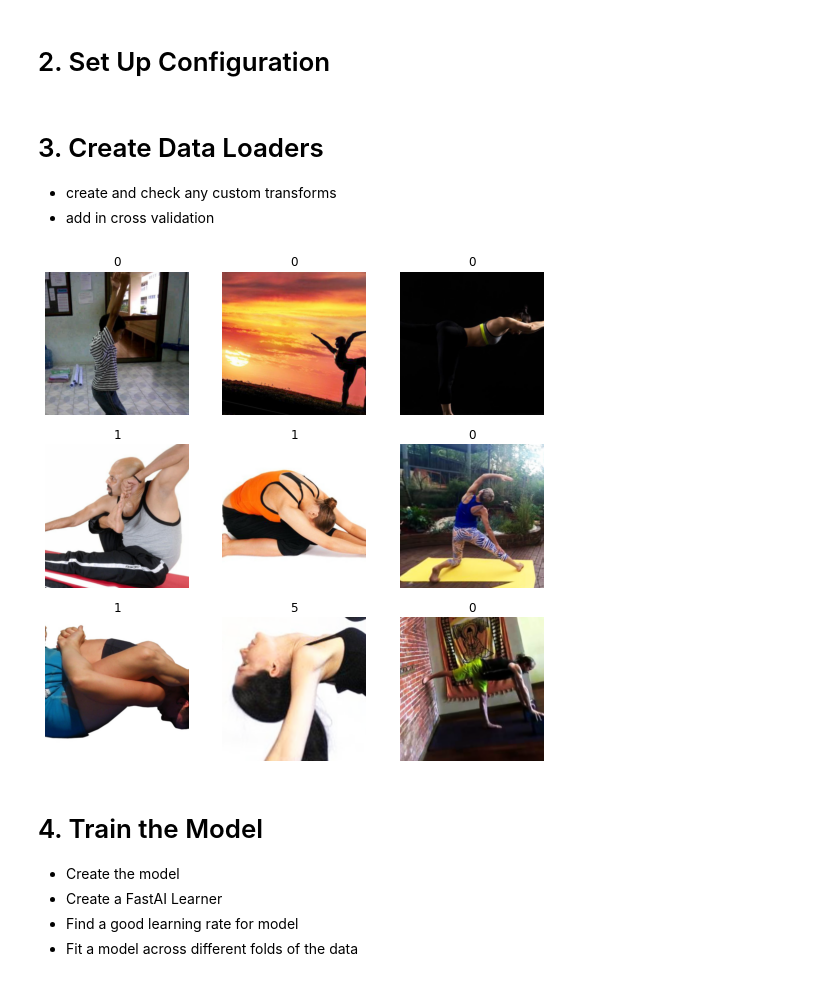
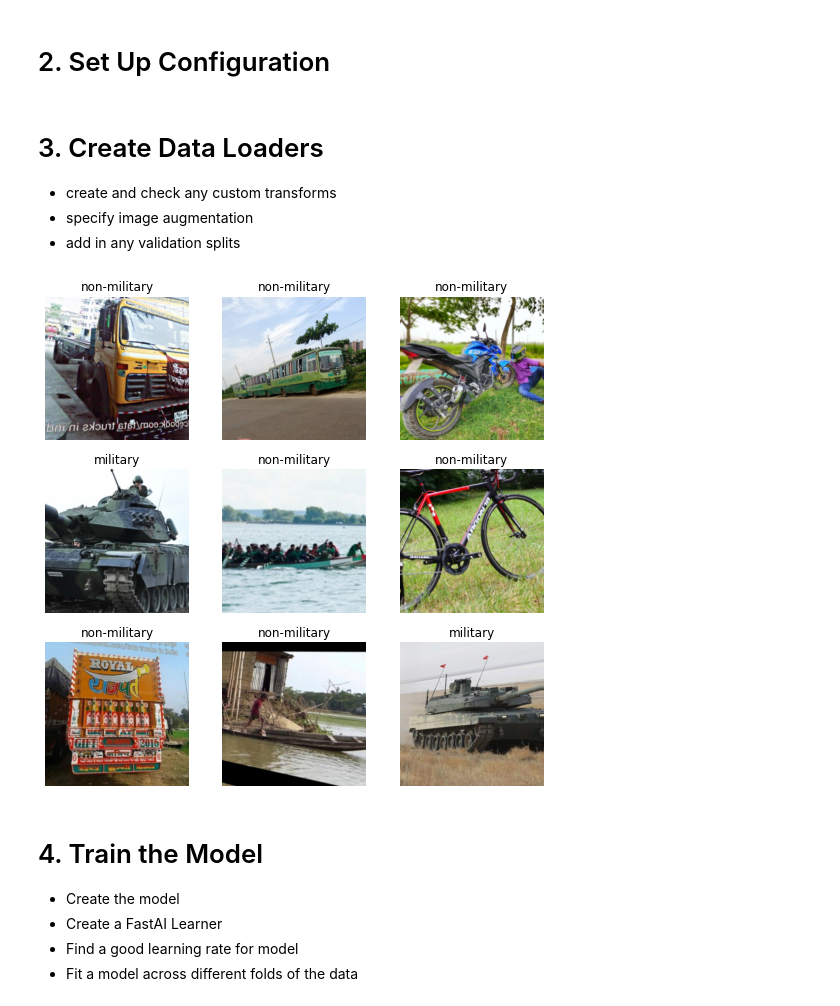
Before and after one commit to ijcruic/rapid-ml-prototyping, a Jupyter notebook: Vision.ipynb, the cells around one changed output. Cells and saved outputs as stored; diff of their text form; code cells hidden in the pictures.

```diff
--- a/Vision.ipynb
+++ b/Vision.ipynb
@@ -42,3 +56,6 @@ test_df['path'] = test_df['image_id'].apply(lambda x: os.path.join("images", "te
+# %%
+labels_df = pd.read_csv("/content/train_labels.csv", index_col=0)
+# labels_df.to_csv("train_labels.csv")
 # %% [markdown]
 # 2. Specify Additional Useful Functions (Utils)
 - ArcFace Loss
@@ -171,23 +140,18 @@ train_df.head()
 class CFG:
     device = torch.device('cuda' if torch.cuda.is_available() else 'cpu')
     # Data
-    batch_size= 38
+    batch_size= 16
     img_size = 384
     shuffle=True
-    #label_col = "hobby"
-    #fn_col = "img_path"
-    #data_path = os.path.join(ROOT_DIR, "images", "images")
-    label_col='class_6'
-    fn_col="path"
-    data_path = ROOT_DIR
+    label_col = "label"
+    fn_col = "filename"
+    data_path = os.path.join(ROOT_DIR, "train")
 
     # Model
     model_name = 'resnext101_64x4d'
-    model_path = "/home/jovyan/local_scratch"
     model_dir = "fastai_models"
     pretrained = True
-    #num_classes = 35
-    num_classes=6
+    num_classes=2
 
     # Training
     epochs = 15
@@ -203,20 +167,22 @@ class CFG:
 # %% [markdown]
 # 3. Create Data Loaders
 - create and check any custom transforms
-- add in cross validation
+- specify image augmentation
+- add in any validation splits
+# %%
+train, val = train_test_split(labels_df)
+train["valid"] = 0
+val["valid"] = 1
+labels_df = pd.concat([train, val])
 # %%
-def get_data(df, fold):
-    df = df.copy()
-    df['is_valid'] = (df['fold'] == fold)
-    dls = ImageDataLoaders.from_df(df, num_workers=0,
+dls = ImageDataLoaders.from_df(labels_df, num_workers=0,
                                    label_col= CFG.label_col,
                                    fn_col = CFG.fn_col,
                                    path = CFG.data_path,
-                                   valid_col='is_valid',
                                    bs = CFG.batch_size,
+                                   valid_col = "valid",
                                    shuffle = CFG.shuffle,
                                    device = CFG.device,
                                    item_tfms=[convert_to_color, Resize(460)],
                                    batch_tfms=aug_transforms(size=CFG.img_size)
                                   )
-    return dls
@@ -230,8 +189,7 @@ train_df['fold'] = train_df['fold'].astype('int')
 # %%
-dls = get_data(train_df, 0)
 dls.show_batch()
 # %% [output]
-[figure, old version]
+[figure, new version]
 # %% [markdown]
 # 4. Train the Model
 - Create the model
```
Also changed, not shown: parts of 45 cells of this notebook.
